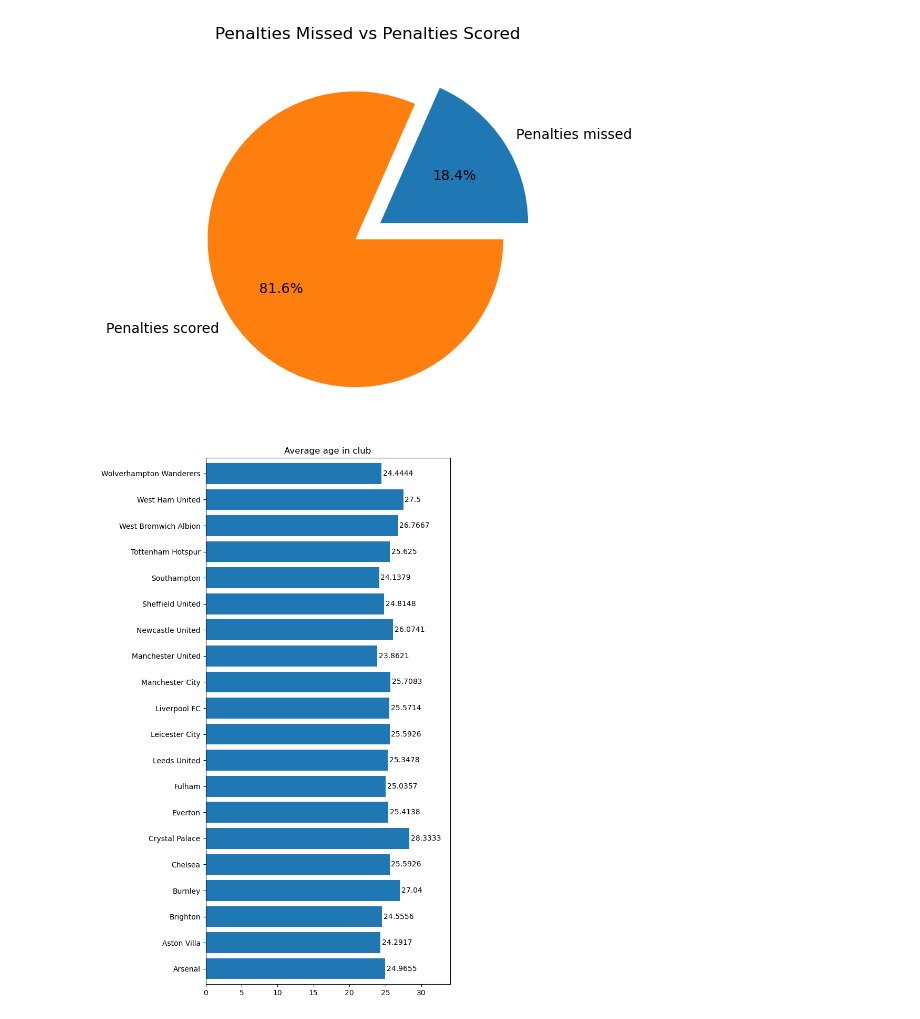
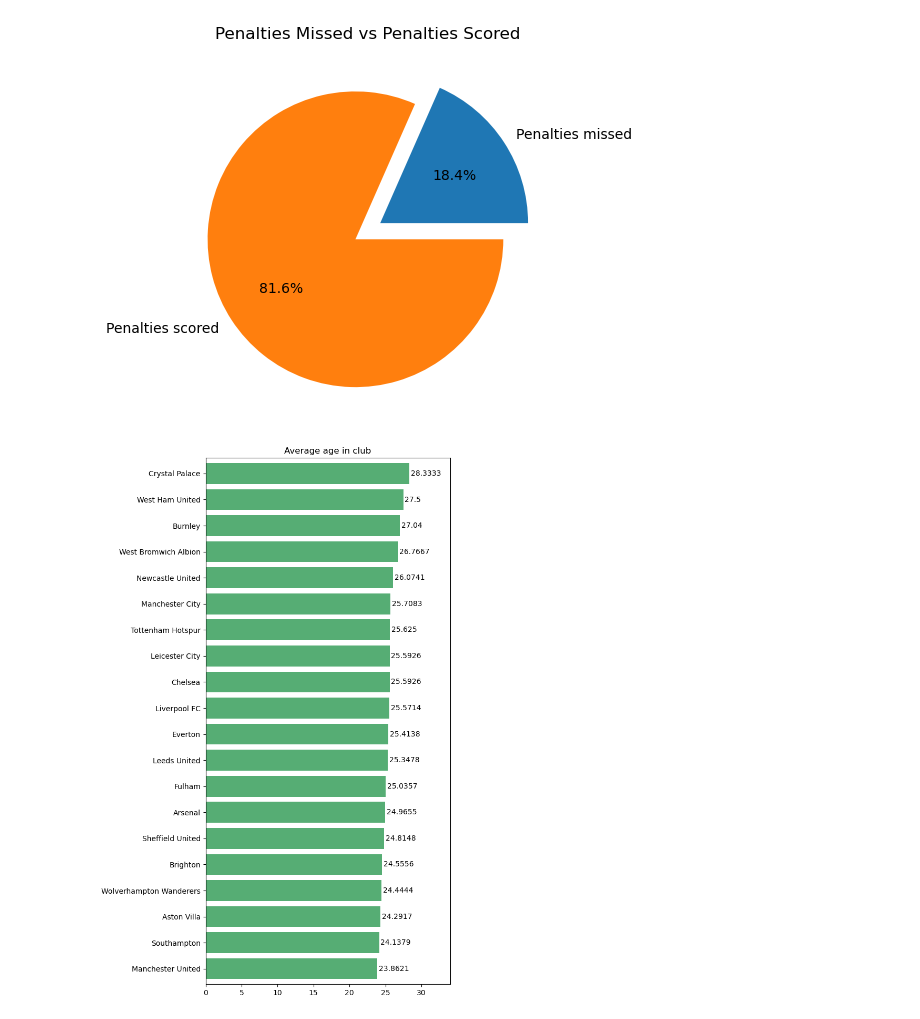
Before and after one commit to zafchiel/datas-notebooks, a Jupyter notebook: premier-league/analysis.ipynb, the cells around one changed output. Cells and saved outputs as stored; diff of their text form; code cells hidden in the pictures.

```diff
--- a/premier-league/analysis.ipynb
+++ b/premier-league/analysis.ipynb
@@ -331,15 +331,16 @@ plt.pie(data, labels=labels, autopct='%.1f%%', explode=[0.1, 0.1])
   Text(-0.5862696455047746, -0.382476015927412, '81.6%')])
 [figure]
 # %%
-avg_age = df.groupby('Club')['Age'].mean()
+avg_age = df.groupby('Club')['Age'].mean().sort_values()
 
 plt.figure(figsize=(6,13))
 plt.margins(0.2, 0.01)
 
-hbars = plt.barh(avg_age.index, avg_age.values)
+hbars = plt.barh(avg_age.index, avg_age.values, color='#56ad74')
 plt.title('Average age in club')
+
 plt.bar_label(hbars, padding=2)
 
 plt.show()
 # %% [output]
-[figure, old version]
+[figure, new version]
```
Also changed, not shown: parts of 5 cells of this notebook.
